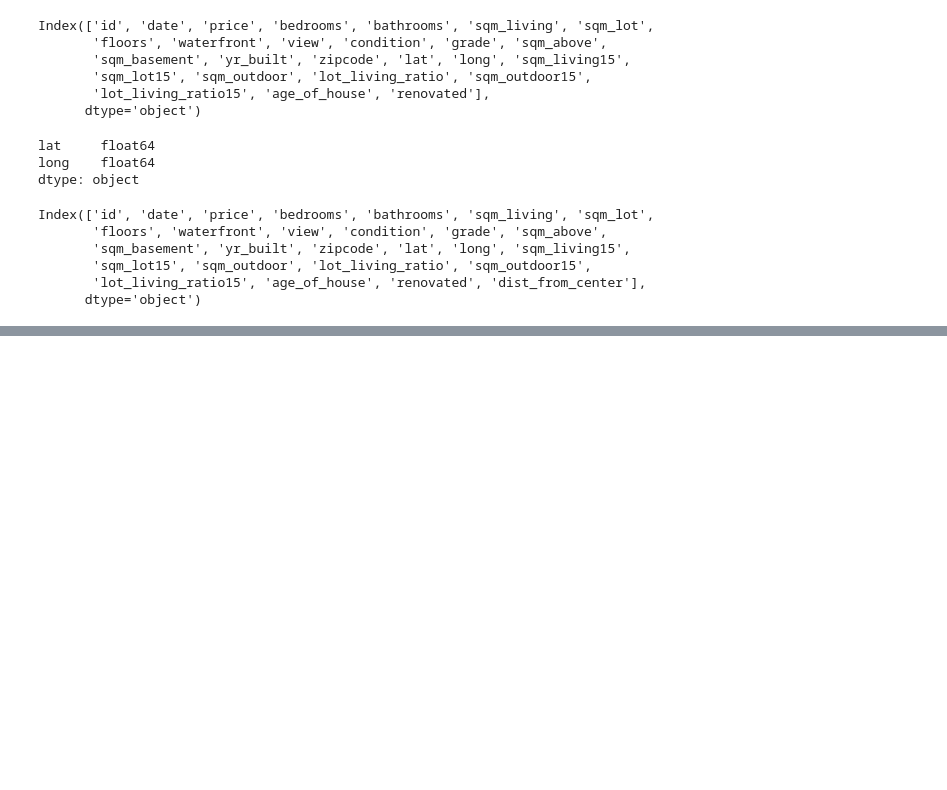
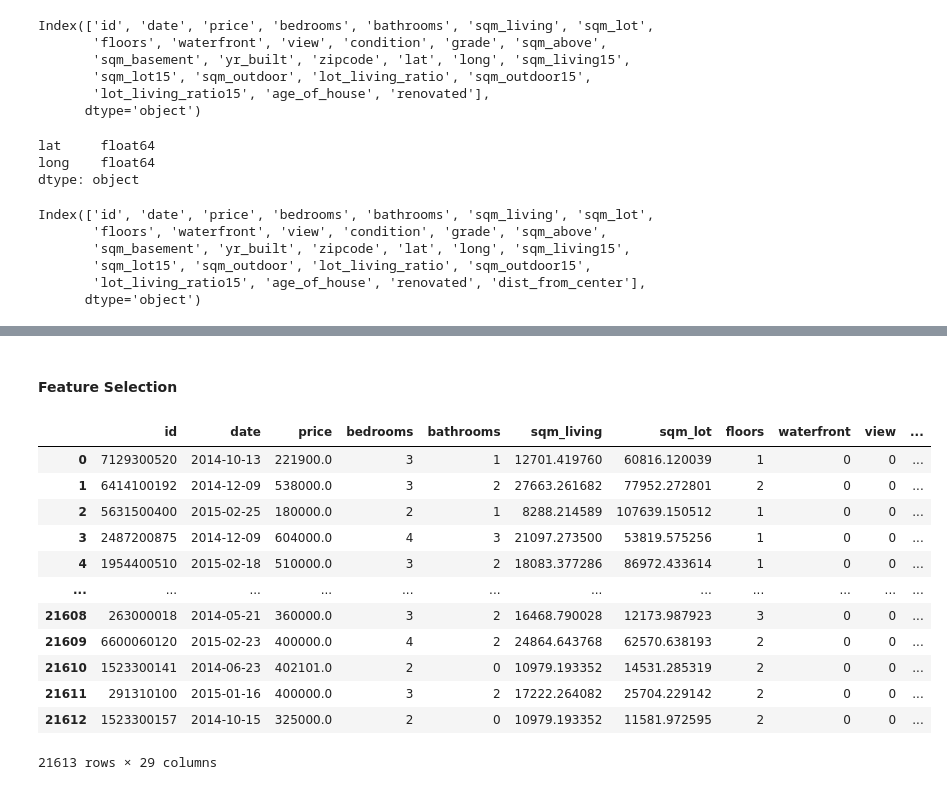
Before and after one commit to fabio-fiuza/king-county-real-estate-dashboard, a Jupyter notebook: notebooks/3.0-data-preparation.ipynb, the cells around one changed output, grey strips where cells are left out. Cells and saved outputs as stored; diff of their text form; code cells hidden in the pictures; blank space fills up the shorter version.

```diff
--- a/notebooks/3.0-data-preparation.ipynb
+++ b/notebooks/3.0-data-preparation.ipynb
@@ -404,0 +442,4 @@ transformed_house_data2.head(5)
+# %%
+zip_info = zipcode_king[['zip', 'primary_city', 'area_codes']]
+# %%
+zip_info['area_codes'] = zip_info['area_codes'].apply(lambda x: x[:3])
@@ -404,0 +462,3 @@ transformed_house_data2.head(5)
+# %%
+zip_dict = zip_info.set_index('zip').T.to_dict('list')
+zip_dict
@@ -404,0 +483,6 @@ transformed_house_data2.head(5)
+# %%
+get_city_name = lambda zipcode: zip_dict[zipcode][0] if zipcode in zip_dict.keys() else None
+get_area_code = lambda zipcode: zip_dict[zipcode][1] if zipcode in zip_dict.keys() else None
+
+transformed_house_data2['city'] = transformed_house_data2['zipcode'].apply(get_city_name)
+transformed_house_data2['area_code'] = transformed_house_data2['zipcode'].apply(get_area_code)
@@ -406,0 +534,19 @@ transformed_house_data2.to_csv("../data/interim/2.0_transformed_kc_house_sales.c
+# %% [markdown]
+#### Feature Selection
+# %%
+transformed_house_data3 = transformed_house_data2.copy()
+transformed_house_data3
+# %% [output]
+|  | id | date | price | bedrooms | bathrooms | sqm_living | sqm_lot | floors | waterfront | view | ... |
+| 0 | 7129300520 | 2014-10-13 | 221900.0 | 3 | 1 | 12701.419760 | 60816.120039 | 1 | 0 | 0 | ... |
+| 1 | 6414100192 | 2014-12-09 | 538000.0 | 3 | 2 | 27663.261682 | 77952.272801 | 2 | 0 | 0 | ... |
+| 2 | 5631500400 | 2015-02-25 | 180000.0 | 2 | 1 | 8288.214589 | 107639.150512 | 1 | 0 | 0 | ... |
+| 3 | 2487200875 | 2014-12-09 | 604000.0 | 4 | 3 | 21097.273500 | 53819.575256 | 1 | 0 | 0 | ... |
+| 4 | 1954400510 | 2015-02-18 | 510000.0 | 3 | 2 | 18083.377286 | 86972.433614 | 1 | 0 | 0 | ... |
+| ... | ... | ... | ... | ... | ... | ... | ... | ... | ... | ... | ... |
+| 21608 | 263000018 | 2014-05-21 | 360000.0 | 3 | 2 | 16468.790028 | 12173.987923 | 3 | 0 | 0 | ... |
+| 21609 | 6600060120 | 2015-02-23 | 400000.0 | 4 | 2 | 24864.643768 | 62570.638193 | 2 | 0 | 0 | ... |
+| 21610 | 1523300141 | 2014-06-23 | 402101.0 | 2 | 0 | 10979.193352 | 14531.285319 | 2 | 0 | 0 | ... |
+| 21611 | 291310100 | 2015-01-16 | 400000.0 | 3 | 2 | 17222.264082 | 25704.229142 | 2 | 0 | 0 | ... |
+| 21612 | 1523300157 | 2014-10-15 | 325000.0 | 2 | 0 | 10979.193352 | 11581.972595 | 2 | 0 | 0 | ... |
+21613 rows × 29 columns
```
Also changed, not shown: parts of 16 cells of this notebook, 3 other files.
